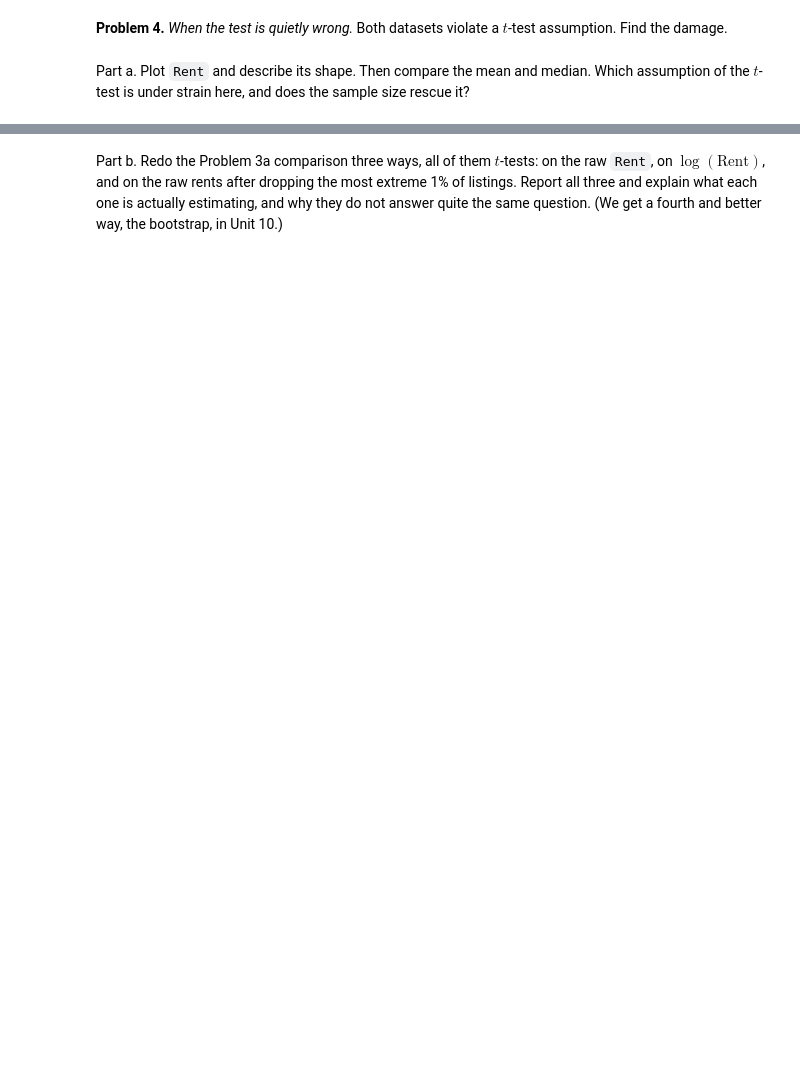
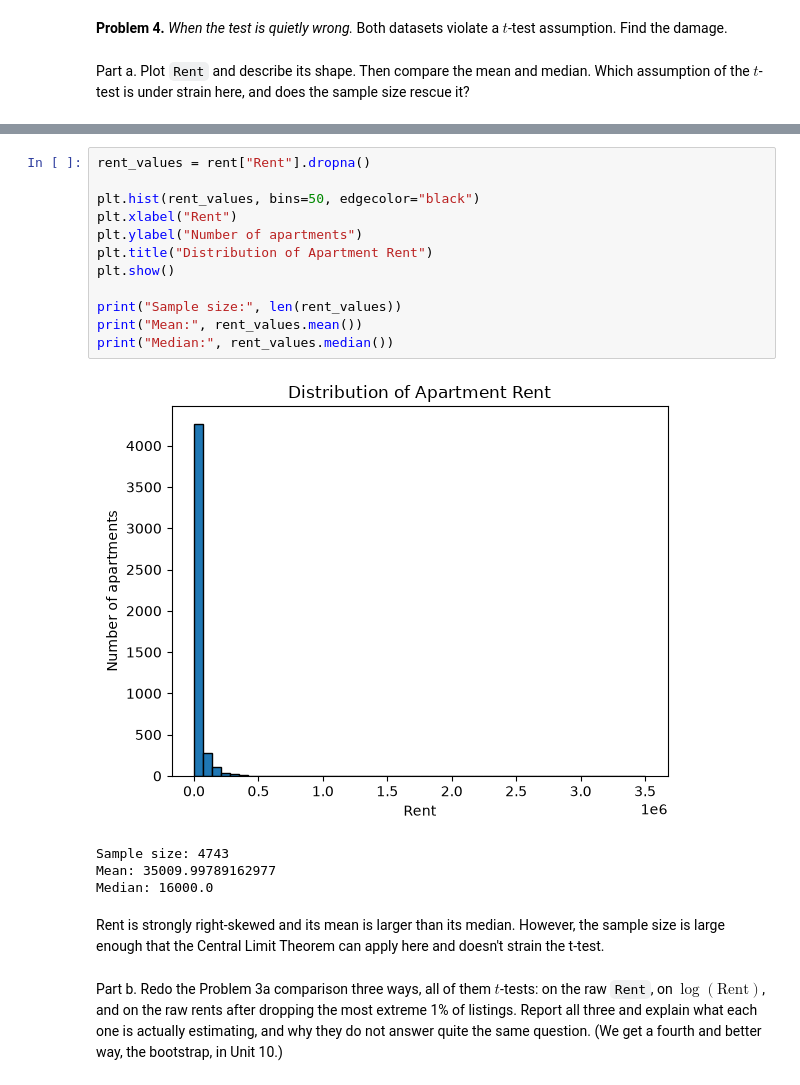
Before and after one commit to suzanaSSP/stat220-fall2026, a Jupyter notebook: F2026/Homework/Stat_220_HW_Unit01_Inference.ipynb, the cells around one changed output, grey strips where cells are left out. Drawn from its saved outputs; the diff is of its cells as text; blank space fills up the shorter version.

```diff
--- a/F2026/Homework/Stat_220_HW_Unit01_Inference.ipynb
+++ b/F2026/Homework/Stat_220_HW_Unit01_Inference.ipynb
@@ -378,3 +557,22 @@ assumption of the $t$-test is under strain here, and does the sample size rescue
+# %%
+rent_values = rent["Rent"].dropna()
+
+plt.hist(rent_values, bins=50, edgecolor="black")
+plt.xlabel("Rent")
+plt.ylabel("Number of apartments")
+plt.title("Distribution of Apartment Rent")
+plt.show()
+
+print("Sample size:", len(rent_values))
+print("Mean:", rent_values.mean())
+print("Median:", rent_values.median())
+# %% [output]
+[figure, added]
+Sample size: 4743
+Mean: 35009.99789162977
+Median: 16000.0
+# %% [markdown]
+Rent is strongly right-skewed and its mean is larger than its median. However, the sample size is large enough that the Central Limit Theorem can apply here and doesn't strain the t-test.
 # %% [markdown]
 Part b. Redo the Problem 3a comparison three ways, all of them $t$-tests: on the raw
 `Rent`, on $\log(\text{Rent})$, and on the raw rents after dropping the most extreme 1% of
```
Also changed, not shown: parts of 22 cells of this notebook.
